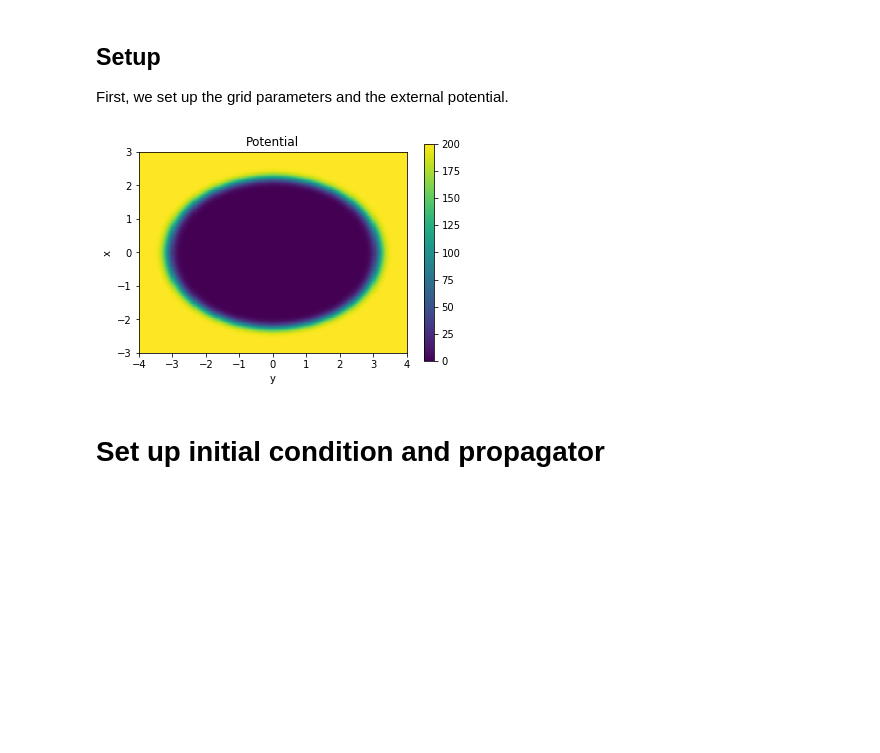
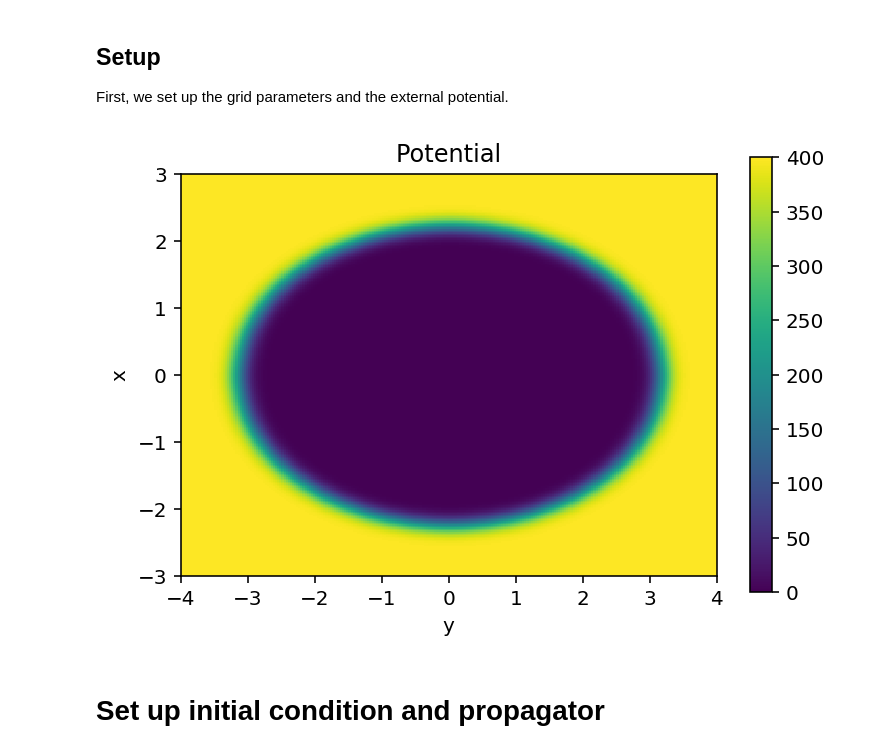
Before and after one commit to simenkva/fft_tdse, a Jupyter notebook: Demonstration 1 - quantum billiards.ipynb, the cells around one changed output. Saved outputs shown, nothing was run; the diff lists cells and outputs as text; code cells hidden in the pictures; blank space fills up the shorter version.

```diff
--- a/Demonstration 1 - quantum billiards.ipynb
+++ b/Demonstration 1 - quantum billiards.ipynb
@@ -19,34 +19,34 @@ First, we set up the grid parameters and the external potential.
 # %%
 # Number of grid points in the x and y direction
 ng = [256,256]
 # a[0] <= x <= b[0], a[1] <= y <= b[1]
 a = [-3,-4]
 b = [3,4]
 grid = FourierGrid(a,b,ng)
 
 # Make an ellipse-shaped potential
 x = grid.xx[0]
 y = grid.xx[1]
 r1 = 5.0**.5
 r2 = 10.0**.5
 
 I = np.array(x**2/r1**2 + y**2/r2**2 > 1, dtype=float)
 
 from scipy.ndimage import gaussian_filter
-V = 200 * gaussian_filter(I,sigma=5)
+V = 400 * gaussian_filter(I,sigma=5)
 
 # Visualize the potential
 plt.figure()
 plt.imshow(V,aspect='equal',extent=[a[1],b[1],a[0],b[0]])
 plt.title('Potential')
 plt.xlabel('y')
 plt.ylabel('x')
 plt.colorbar()
 plt.show()
 
 ham = FourierHamiltonian(grid, Vfun = V)
 # %% [output]
-[figure, old version]
+[figure, new version]
 # %%
 def visualize(psi,heading):
     """ Visualize the wavefunction. """
```
Also changed, not shown: parts of 6 cells of this notebook, 1 other file.
